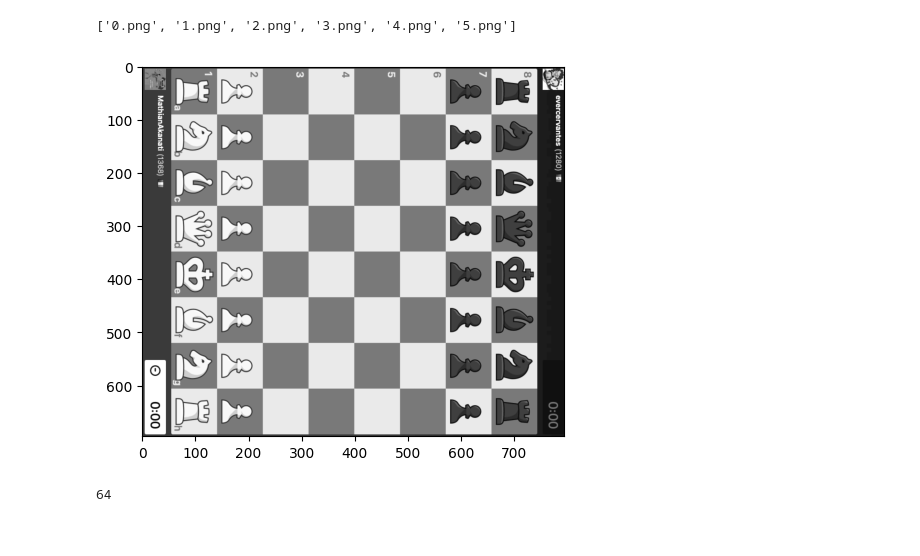
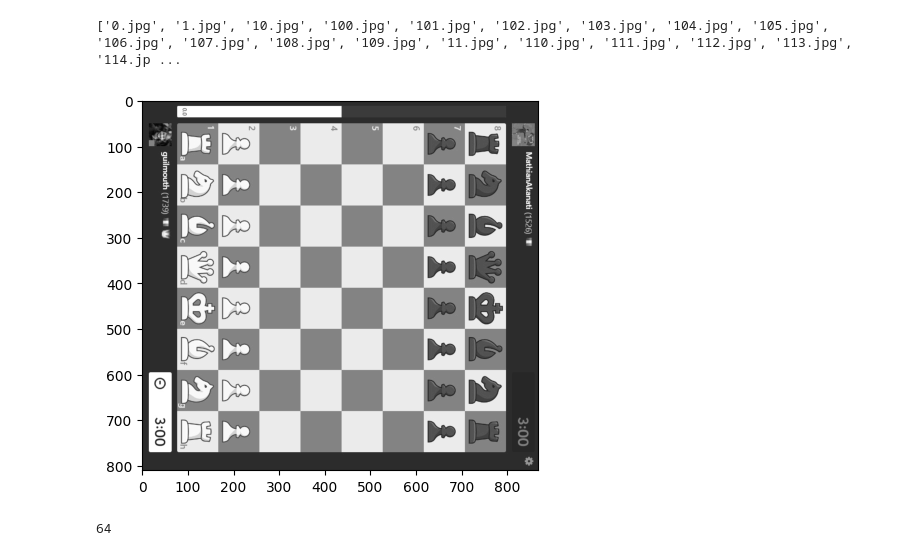
Before and after one commit to GuilhemPrince/VisualChess, a Jupyter notebook: code/main.ipynb, the cells around one changed output. Cells and saved outputs as stored; diff of their text form; code cells hidden in the pictures.

Commit message:
try main for whole game

```diff
--- a/code/main.ipynb
+++ b/code/main.ipynb
@@ -8,17 +10,17 @@ import matplotlib.pyplot as plt
 # %%
-game_images_path = '.././photos_test/chess.com/'
+game_images_path = '.././photos_test/chess.com_game/'
 path_image_list = sorted(os.listdir(game_images_path))
 print(path_image_list)
 move_nb = len(path_image_list)
 
 # List d'images représentant les différents boards
-move_image_list = [cv2.imread('.././photos_test/chess.com/' + path,0) for path in path_image_list]
+move_image_list = [cv2.imread(game_images_path + path,0) for path in path_image_list]
 
 plt.imshow(move_image_list[0], cmap = 'gray')
 plt.show()
 # %% [output]
-['0.png', '1.png', '2.png', '3.png', '4.png', '5.png']
+['0.jpg', '1.jpg', '10.jpg', '100.jpg', '101.jpg', '102.jpg', '103.jpg', '104.jpg', '105.jpg', '106.jpg', '107.jpg', '108.jpg', '109.jpg', '11.jpg', '110.jpg', '111.jpg', '112.jpg', '113.jpg', '114.jp ...
-[figure, old version]
+[figure, new version]
 # %%
 #### TEST Partie Guilhem  #####
 
```
Also changed, not shown: parts of 6 cells of this notebook.
